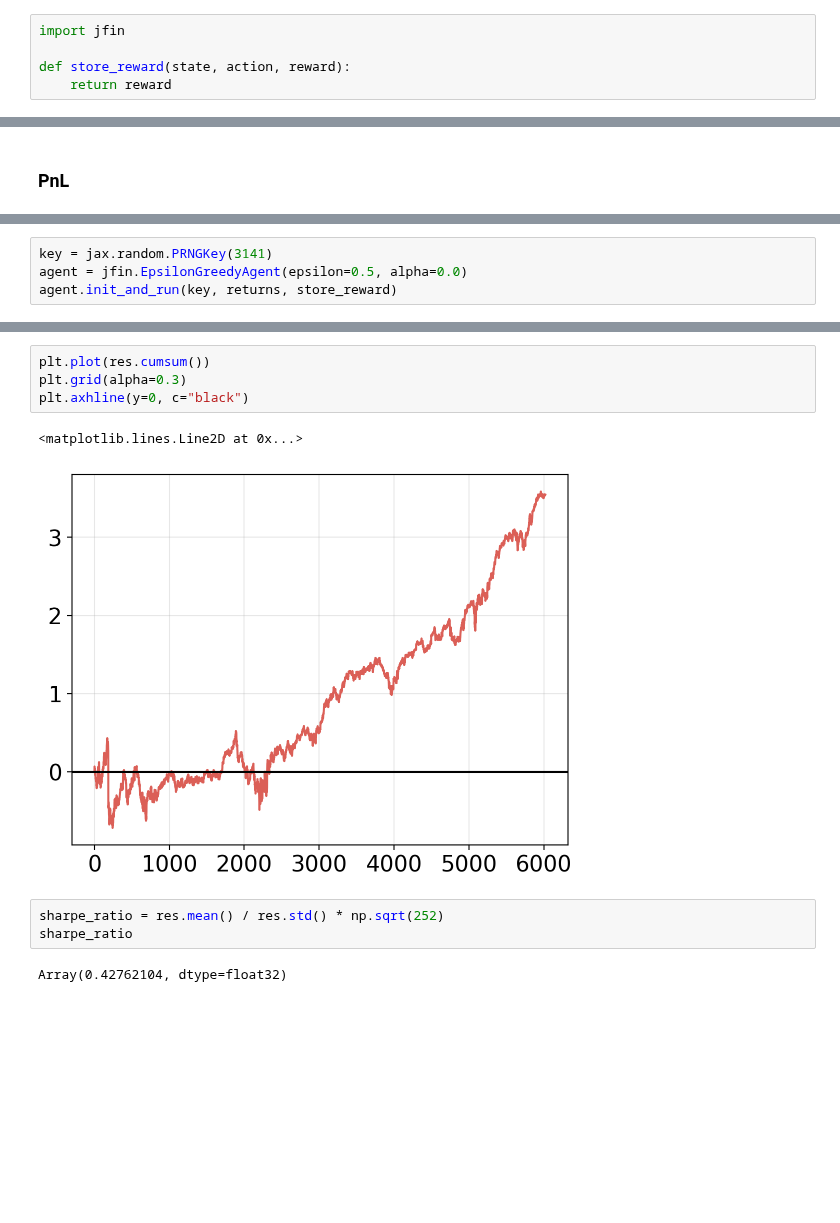
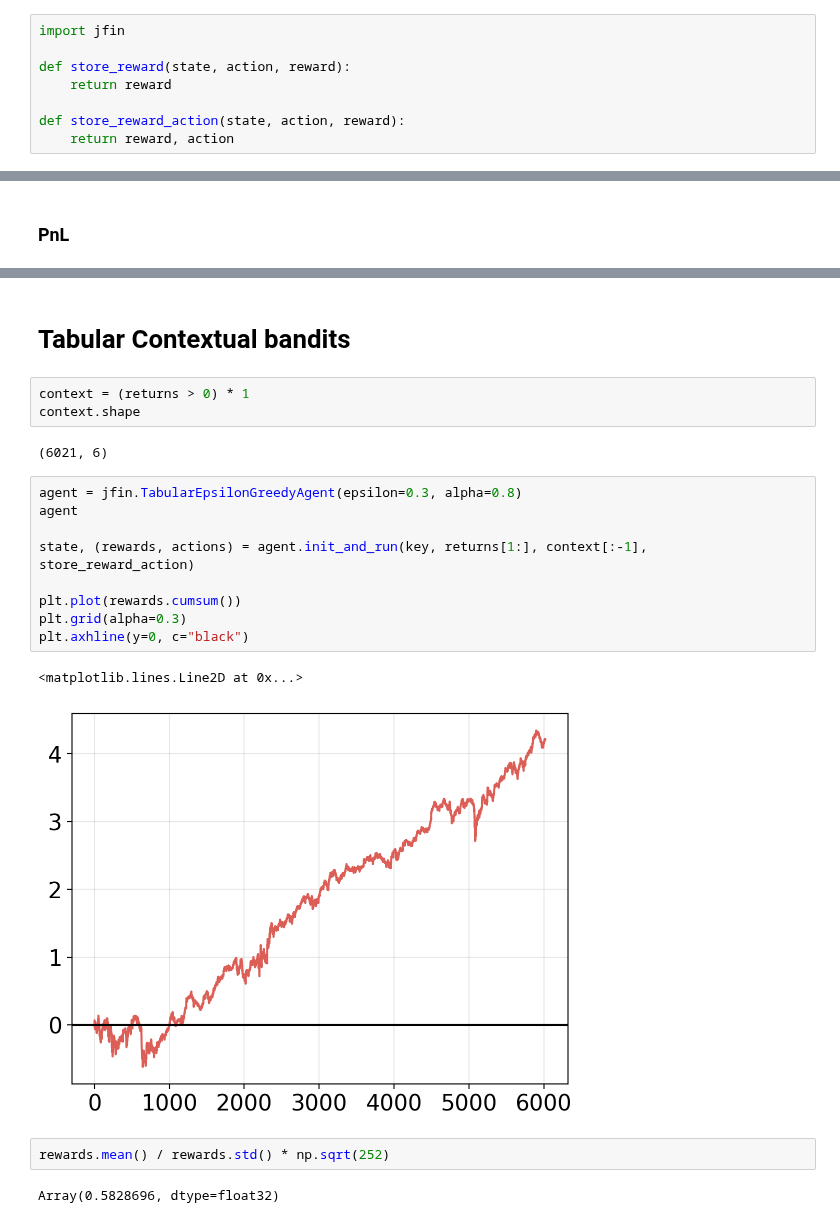
Before and after one commit to sapienzaio/online-ml-finance, a Jupyter notebook: 06-reinforcement-learning/epsilon-greedy-strategy.ipynb, the cells around one changed output, grey strips where cells are left out. Saved outputs shown, nothing was run; the diff lists cells and outputs as text; blank space fills up the shorter version.

```diff
--- a/06-reinforcement-learning/epsilon-greedy-strategy.ipynb
+++ b/06-reinforcement-learning/epsilon-greedy-strategy.ipynb
@@ -107,6 +107,9 @@ import jfin
 
 def store_reward(state, action, reward):
     return reward
+
+def store_reward_action(state, action, reward):
+    return reward, action
 # %%
 key = jax.random.PRNGKey(3141)
 agent = jfin.EpsilonGreedyAgent(epsilon=0.5)
@@ -408,4 +332,0 @@ state_final, returns_bandit = jax.lax.scan(partial_step, state, returns)
-# %%
-key = jax.random.PRNGKey(3141)
-agent = jfin.EpsilonGreedyAgent(epsilon=0.5, alpha=0.0)
-agent.init_and_run(key, returns, store_reward)
@@ -731,12 +333,23 @@ for i, axi in enumerate(ax):
-# %%
-plt.plot(res.cumsum())
-plt.grid(alpha=0.3)
-plt.axhline(y=0, c="black")
-# %% [output]
-<matplotlib.lines.Line2D at 0x...>
-[figure, removed]
-# %%
-sharpe_ratio = res.mean() / res.std() * np.sqrt(252)
-sharpe_ratio
-# %% [output]
-Array(0.42762104, dtype=float32)
+# %% [markdown]
+# Tabular Contextual bandits
+# %%
+context = (returns > 0) * 1
+context.shape
+# %% [output]
+(6021, 6)
+# %%
+agent = jfin.TabularEpsilonGreedyAgent(epsilon=0.3, alpha=0.8)
+agent
+
+state, (rewards, actions) = agent.init_and_run(key, returns[1:], context[:-1], store_reward_action)
+
+plt.plot(rewards.cumsum())
+plt.grid(alpha=0.3)
+plt.axhline(y=0, c="black")
+# %% [output]
+<matplotlib.lines.Line2D at 0x...>
+[figure, added]
+# %%
+rewards.mean() / rewards.std() * np.sqrt(252)
+# %% [output]
+Array(0.5828696, dtype=float32)
```
Also changed, not shown: parts of 48 cells of this notebook.
